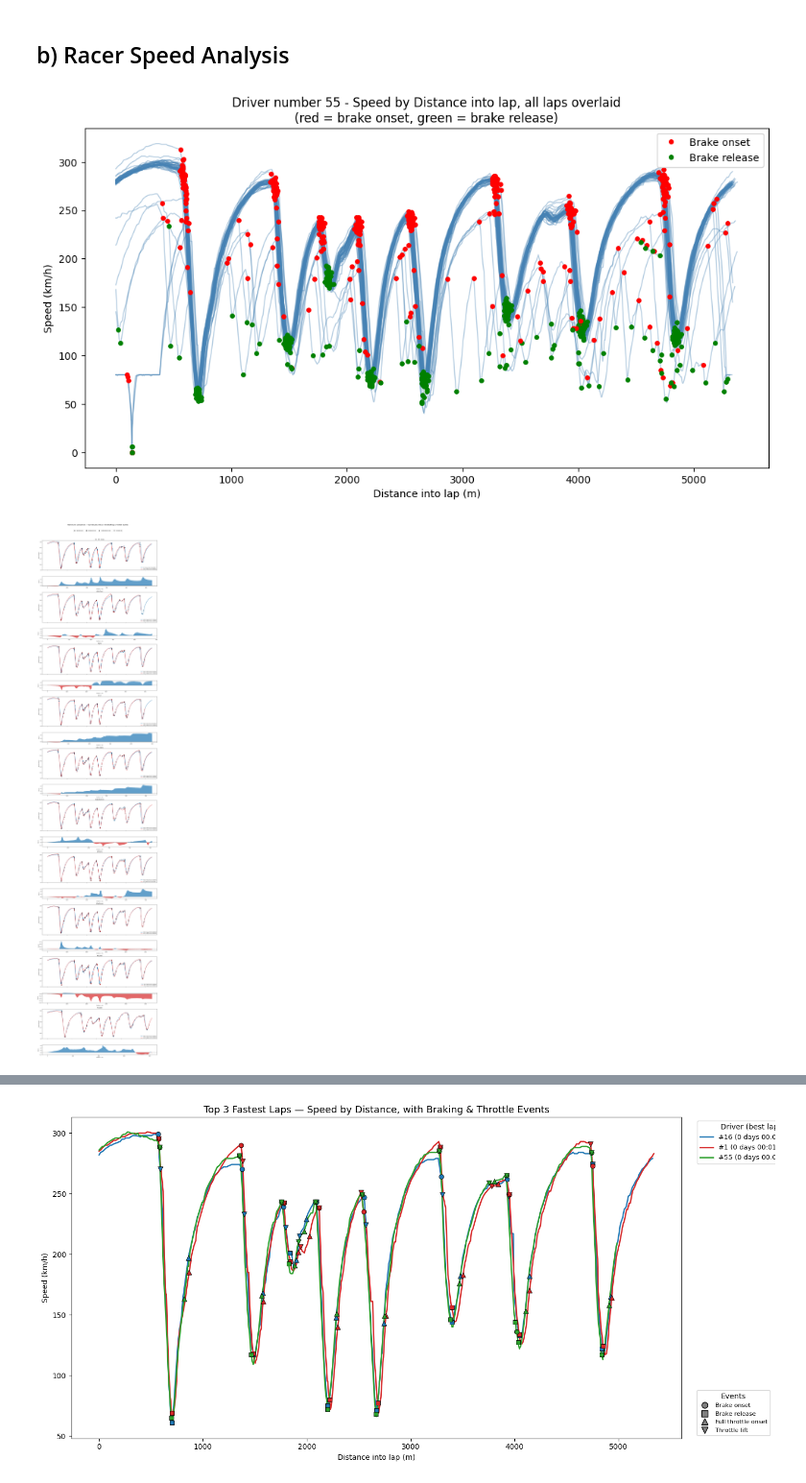
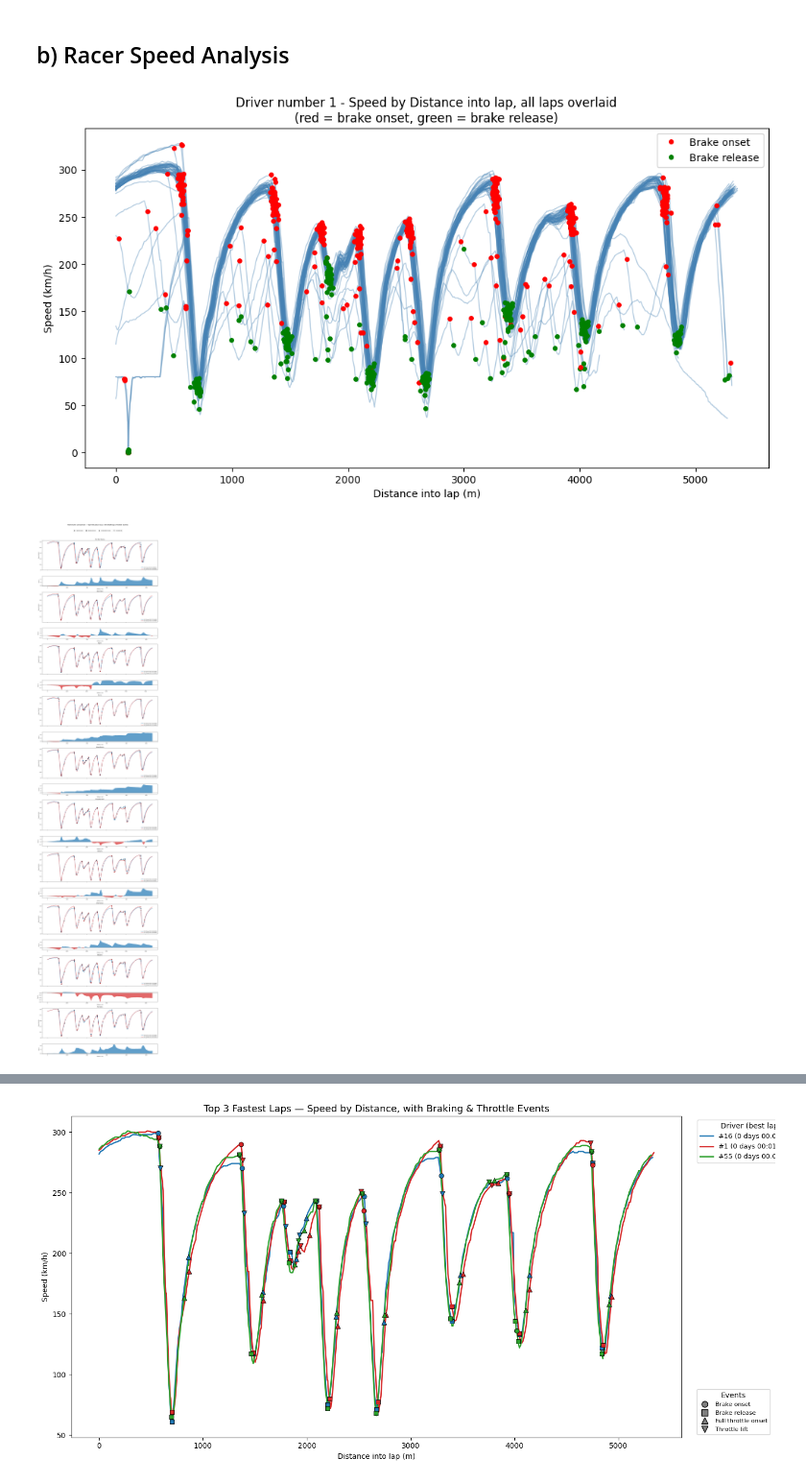
Before and after one commit to avalon-py/laptime-prediction-sourcecode, a Jupyter notebook: eda.ipynb, the cells around one changed output, grey strips where cells are left out. Shown at 96% size. Drawn from its saved outputs; the diff is of its cells as text; code cells hidden in the pictures.

```diff
--- a/eda.ipynb
+++ b/eda.ipynb
@@ -43,9 +43,8 @@ We can observe that Pressure and WindSpeed is quite discrete
 # %%
 import matplotlib.pyplot as plt
 
-driverNumber = '55'
+driverNumber = '1'
 mv_laps = df[df['DriverNumber_x'] == driverNumber].copy()
-mv_laps = mv_laps[mv_laps['Distance'] <= 299088.801667]
 
 fig, ax = plt.subplots(figsize=(12, 6))
 
@@ -56,34 +55,34 @@ for lap_num, lap_data in mv_laps.groupby('LapNumber'):
     # base speed trace
     ax.plot(relative_distance, lap_data['Speed'], alpha=0.4, linewidth=1, color='steelblue')
 
     # detect brake transitions: False->True (onset) and True->False (release)
     brake = lap_data['Brake'].astype(bool)
     brake_diff = brake.astype(int).diff()
 
     onset_idx = brake_diff[brake_diff == 1].index      # False -> True
     release_idx = brake_diff[brake_diff == -1].index   # True -> False
 
     ax.scatter(relative_distance.loc[onset_idx], lap_data['Speed'].loc[onset_idx],
                color='red', s=15, zorder=3, marker='o')
     ax.scatter(relative_distance.loc[release_idx], lap_data['Speed'].loc[release_idx],
                color='green', s=15, zorder=3, marker='o')
 
 ax.set_xlabel('Distance into lap (m)')
 ax.set_ylabel('Speed (km/h)')
 ax.set_title(f'Driver number {driverNumber} - Speed by Distance into lap, all laps overlaid\n(red = brake onset, green = brake release)')
 
 # manual legend since we didn't label each scatter individually per lap
 from matplotlib.lines import Line2D
 legend_elements = [
     Line2D([0], [0], marker='o', color='w', markerfacecolor='red', markersize=6, label='Brake onset'),
     Line2D([0], [0], marker='o', color='w', markerfacecolor='green', markersize=6, label='Brake release'),
 ]
 ax.legend(handles=legend_elements, loc='upper right')
 plt.savefig(f'img/notebook/individual_total_laps/{driverNumber}.png', dpi=300, bbox_inches='tight')
 
 plt.show()
 # %% [output]
-[figure, old version]
+[figure, new version]
 # %%
 import matplotlib.pyplot as plt
 from matplotlib.lines import Line2D
@@ -94,7 +93,6 @@ best_laps = {}  # driverNumber -> (best_lap_num, lap_data, best_time, team)
 
 for driverNumber in df['DriverNumber_x'].unique():
     mv_laps = df[df['DriverNumber_x'] == driverNumber].copy()
-    mv_laps = mv_laps[mv_laps['Distance'] <= 299088.801667]
 
     if mv_laps.empty or 'LapTime' not in mv_laps.columns:
         continue
@@ -231,7 +229,7 @@ plt.savefig(f'img/notebook/teammate_comparison/speed-leadGap.png', dpi=300, bbox
 
 plt.show()
 # %% [output]
-[figure, old version]
+[figure, new version]
 # %%
 import matplotlib.pyplot as plt
 from matplotlib.lines import Line2D
```
Also changed, not shown: parts of 4 cells of this notebook, 7 other files.
